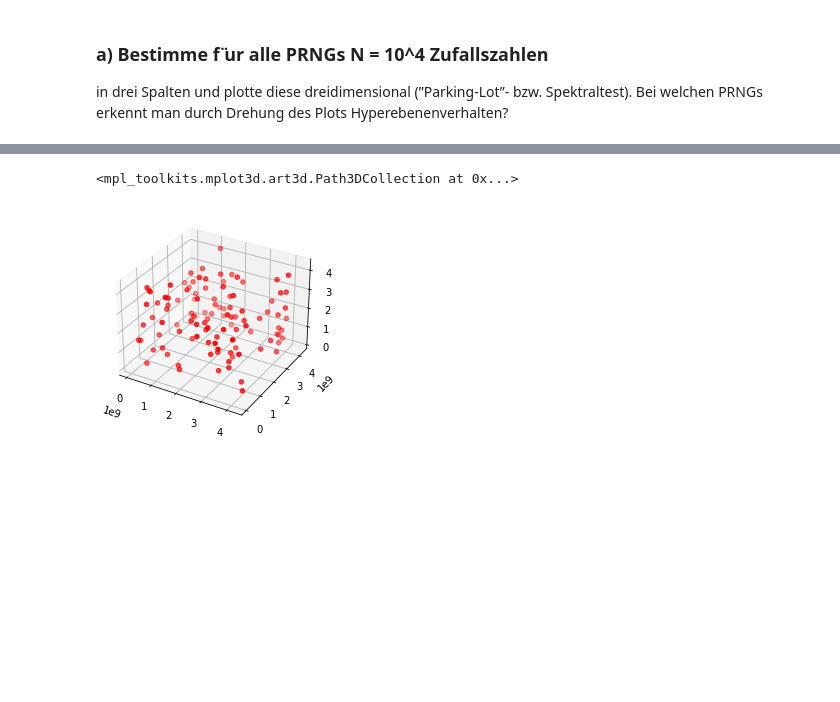
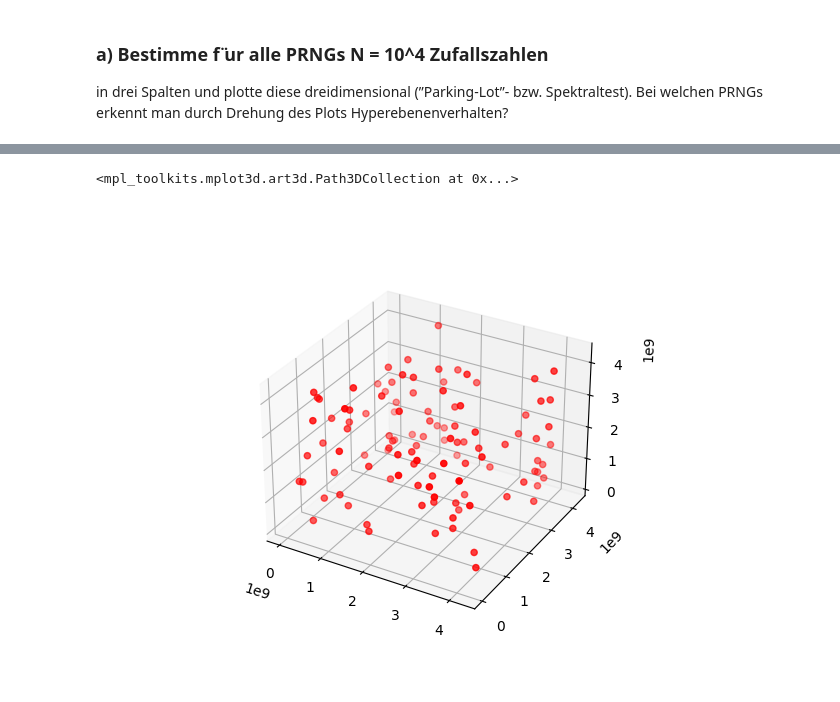
Before and after one commit to emhl/CoPhy2, a Jupyter notebook: Blatt6-Zufall-Anwendung/Blatt6-Aufg1.ipynb, the cells around one changed output, grey strips where cells are left out. Drawn from its saved outputs; the diff is of its cells as text; code cells hidden in the pictures; blank space fills up the shorter version.

```diff
--- a/Blatt6-Zufall-Anwendung/Blatt6-Aufg1.ipynb
+++ b/Blatt6-Zufall-Anwendung/Blatt6-Aufg1.ipynb
@@ -92,8 +94,9 @@ ax.scatter3D(x,y,z,c='b')
 # %%
+plt.figure()
 ax = plt.axes(projection="3d")
 x,y,z = split(rand_b(n,seed))
 ax.scatter3D(x,y,z,c='r')
 # %% [output]
 <mpl_toolkits.mplot3d.art3d.Path3DCollection at 0x...>
-[figure, old version]
+[figure, new version]
 # %%
```
Also changed, not shown: parts of 4 cells of this notebook.
